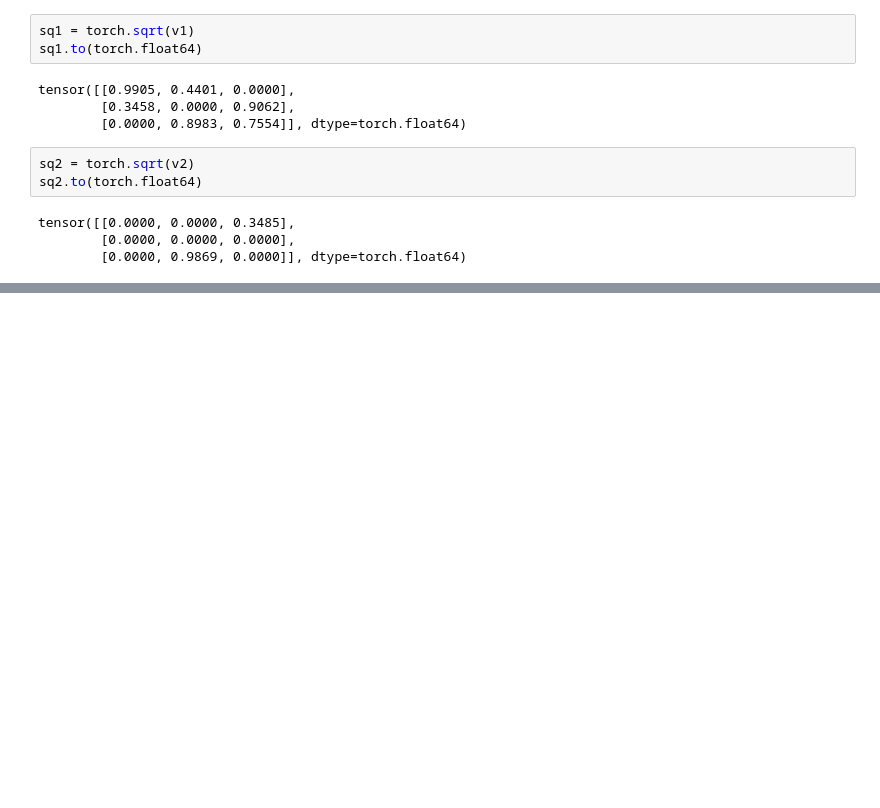
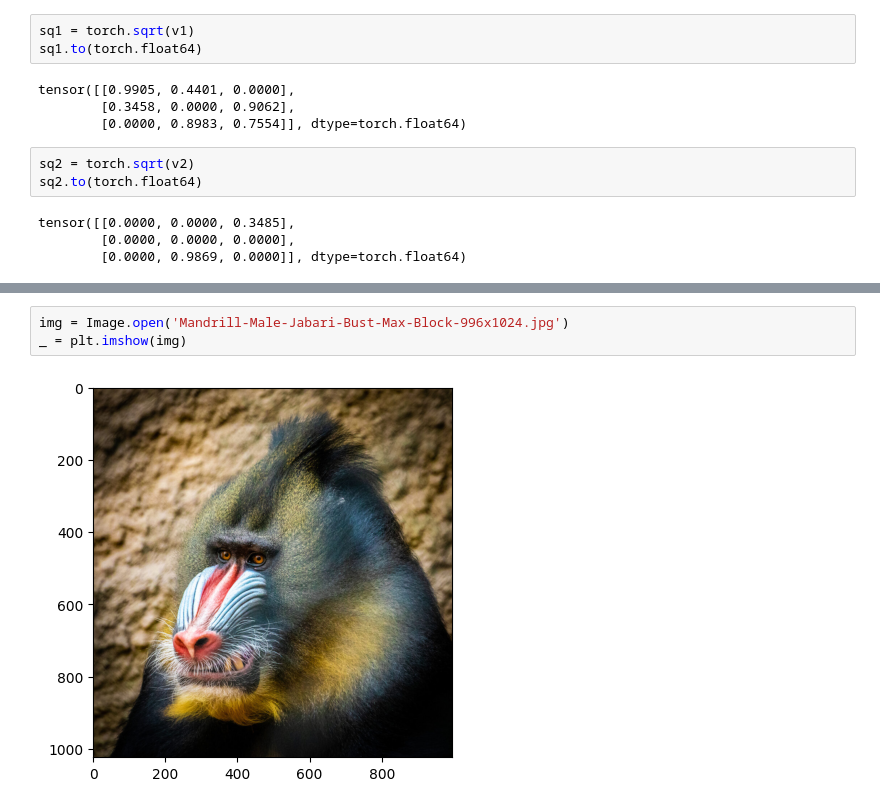
Before and after one commit to medhanies/math-ml-foundations, a Jupyter notebook: notebooks/2-linear-algebra-ii.ipynb, the cells around one changed output, grey strips where cells are left out. Cells and saved outputs as stored; diff of their text form; blank space fills up the shorter version.

```diff
--- a/notebooks/2-linear-algebra-ii.ipynb
+++ b/notebooks/2-linear-algebra-ii.ipynb
@@ -832,0 +850,5 @@ tensor([[0.0000, 0.0000, 0.3485],
+# %%
+img = Image.open('Mandrill-Male-Jabari-Bust-Max-Block-996x1024.jpg')
+_ = plt.imshow(img)
+# %% [output]
+[figure, added]
```
Also changed, not shown: parts of 15 cells of this notebook.
